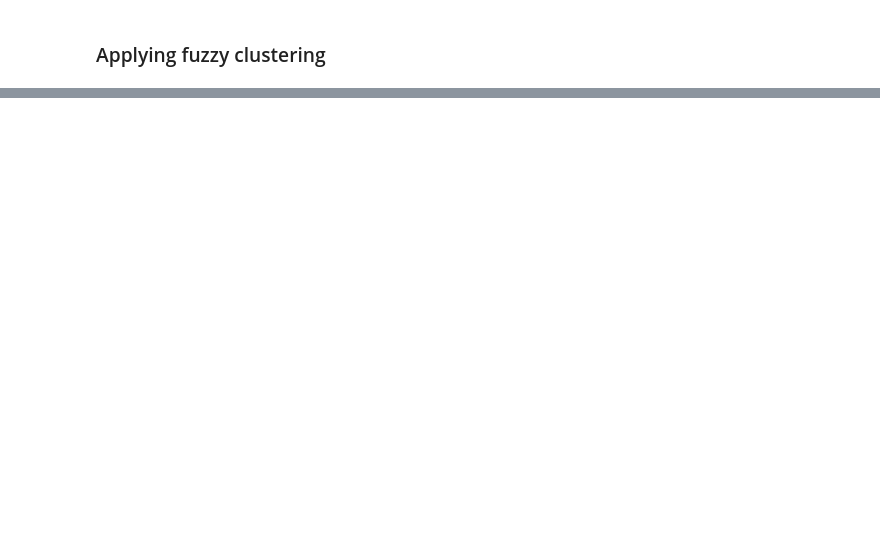
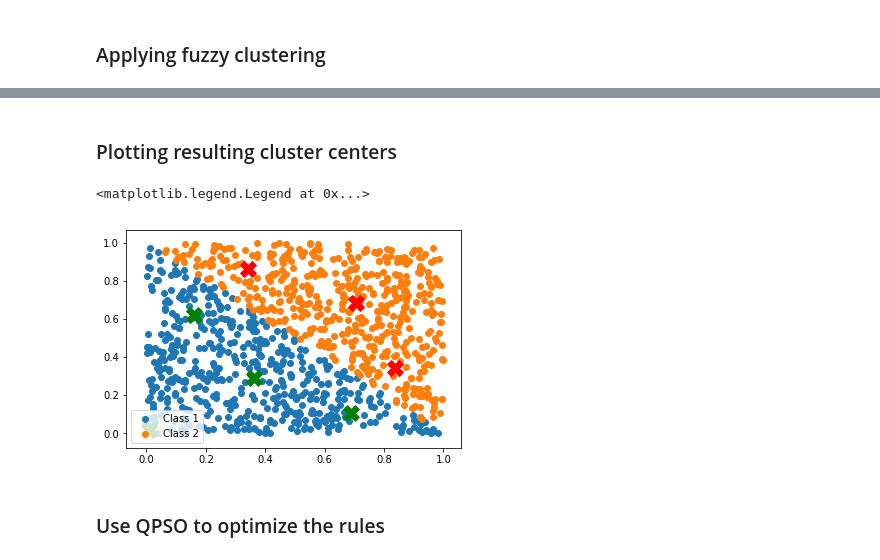
Before and after one commit to Donkeybobo/fuzzyclustering, a Jupyter notebook: analysis.ipynb, the cells around one changed output, grey strips where cells are left out. Drawn from its saved outputs; the diff is of its cells as text; code cells hidden in the pictures; blank space fills up the shorter version.

Commit message:
FuzzyClustering class tested using synthetic data

```diff
--- a/analysis.ipynb
+++ b/analysis.ipynb
@@ -71,3 +71,9 @@ plt.legend()
 # %%
 fc1 = FuzzyClustering(data_c1)
 fc2 = FuzzyClustering(data_c2)
+# %%
+## finding centers
+fc1.extractClusteringCenters()
+centers_c1 = fc1.getDenormalizedClusterCenters()
+fc2.extractClusteringCenters()
+centers_c2 = fc2.getDenormalizedClusterCenters()
@@ -73,0 +89,20 @@ fc2 = FuzzyClustering(data_c2)
+# %% [markdown]
+### Plotting resulting cluster centers
+# %%
+plt.scatter(data_c1[:,0], data_c1[:,1], label = 'Class 1')
+plt.scatter(data_c2[:,0], data_c2[:,1], label = 'Class 2')
+
+## Add centers of class 1
+for cs in centers_c1:
+    plt.scatter(cs[0], cs[1], marker = 'X', color = 'green', s = 250)
+
+## Add centers of class 2
+for cs in centers_c2:
+    plt.scatter(cs[0], cs[1], marker = 'X', color = 'red', s = 250)
+
+plt.legend()
+# %% [output]
+<matplotlib.legend.Legend at 0x...>
+[figure, added]
+# %% [markdown]
+### Use QPSO to optimize the rules
```
Also changed, not shown: parts of 3 cells of this notebook, 1 other file.
